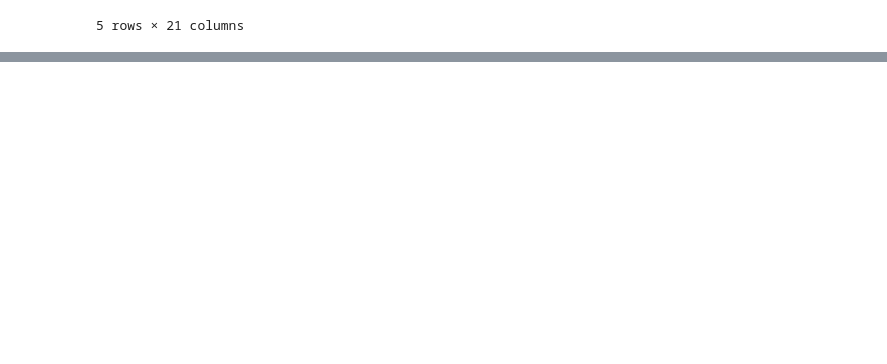
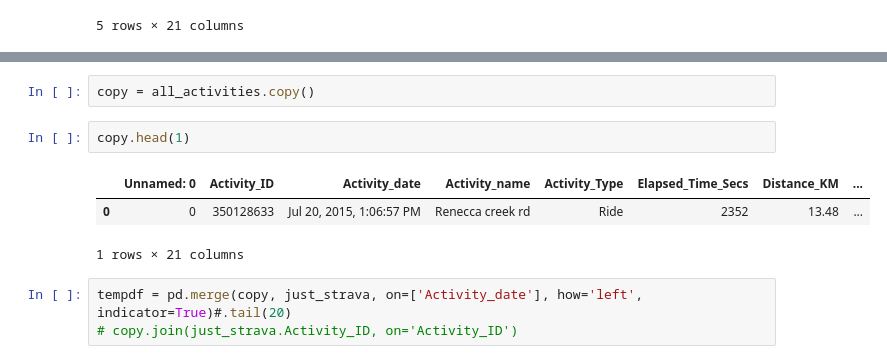
Before and after one commit to brianclements03/my_strava_project, a Jupyter notebook: Activities_Exploration_Pyspark.ipynb, the cells around one changed output, grey strips where cells are left out. Saved outputs shown, nothing was run; the diff lists cells and outputs as text; blank space fills up the shorter version.

```diff
--- a/Activities_Exploration_Pyspark.ipynb
+++ b/Activities_Exploration_Pyspark.ipynb
@@ -871,0 +928,11 @@ not_rides[not_rides.Distance_KM>15]
+# %%
+copy = all_activities.copy()
+# %%
+copy.head(1)
+# %% [output]
+|  | Unnamed: 0 | Activity_ID | Activity_date | Activity_name | Activity_Type | Elapsed_Time_Secs | Distance_KM | ... |
+| 0 | 0 | 350128633 | Jul 20, 2015, 1:06:57 PM | Renecca creek rd | Ride | 2352 | 13.48 | ... |
+1 rows × 21 columns
+# %%
+tempdf = pd.merge(copy, just_strava, on=['Activity_date'], how='left', indicator=True)#.tail(20)
+# copy.join(just_strava.Activity_ID, on='Activity_ID')
```
Also changed, not shown: parts of 27 cells of this notebook, 1 other file.
